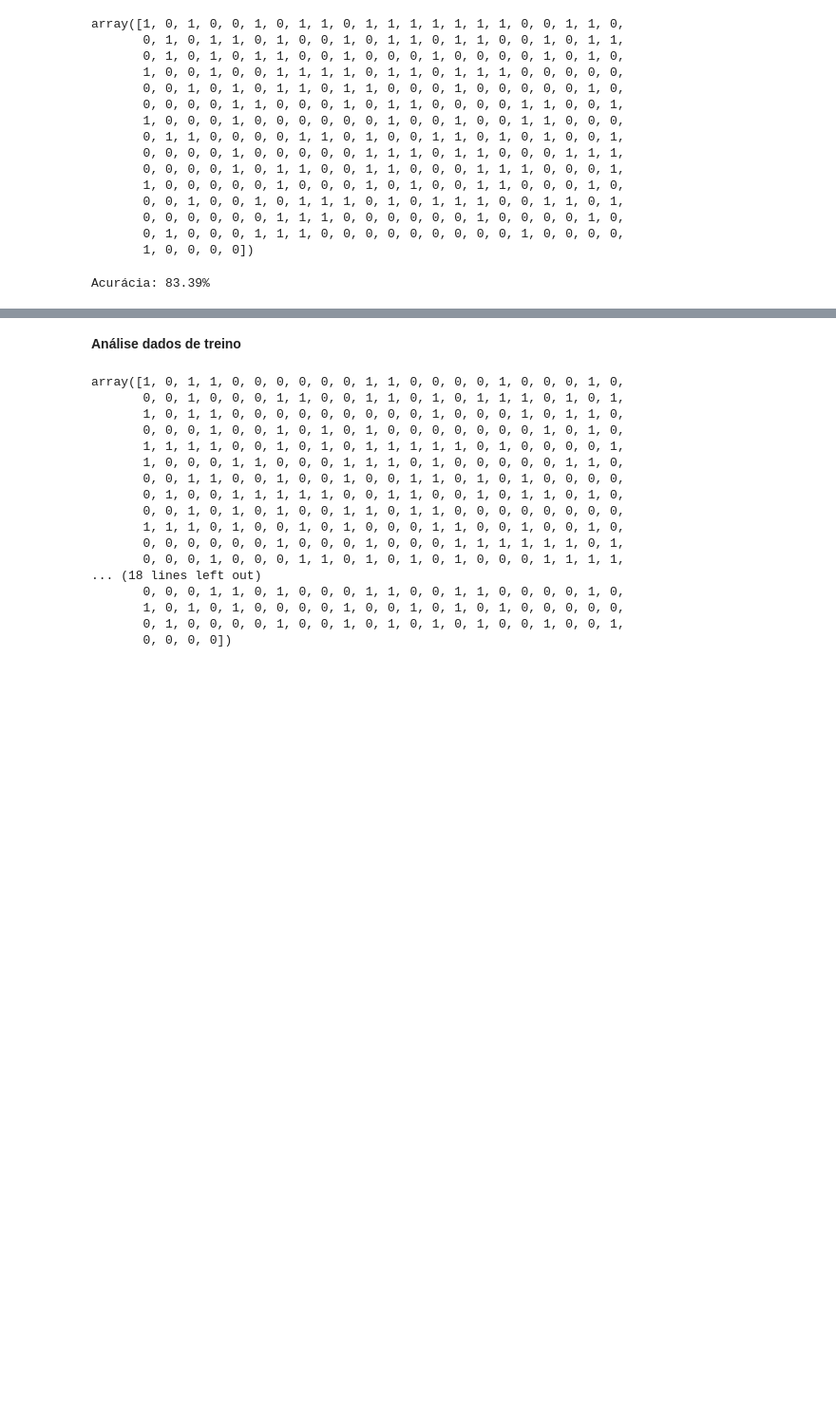
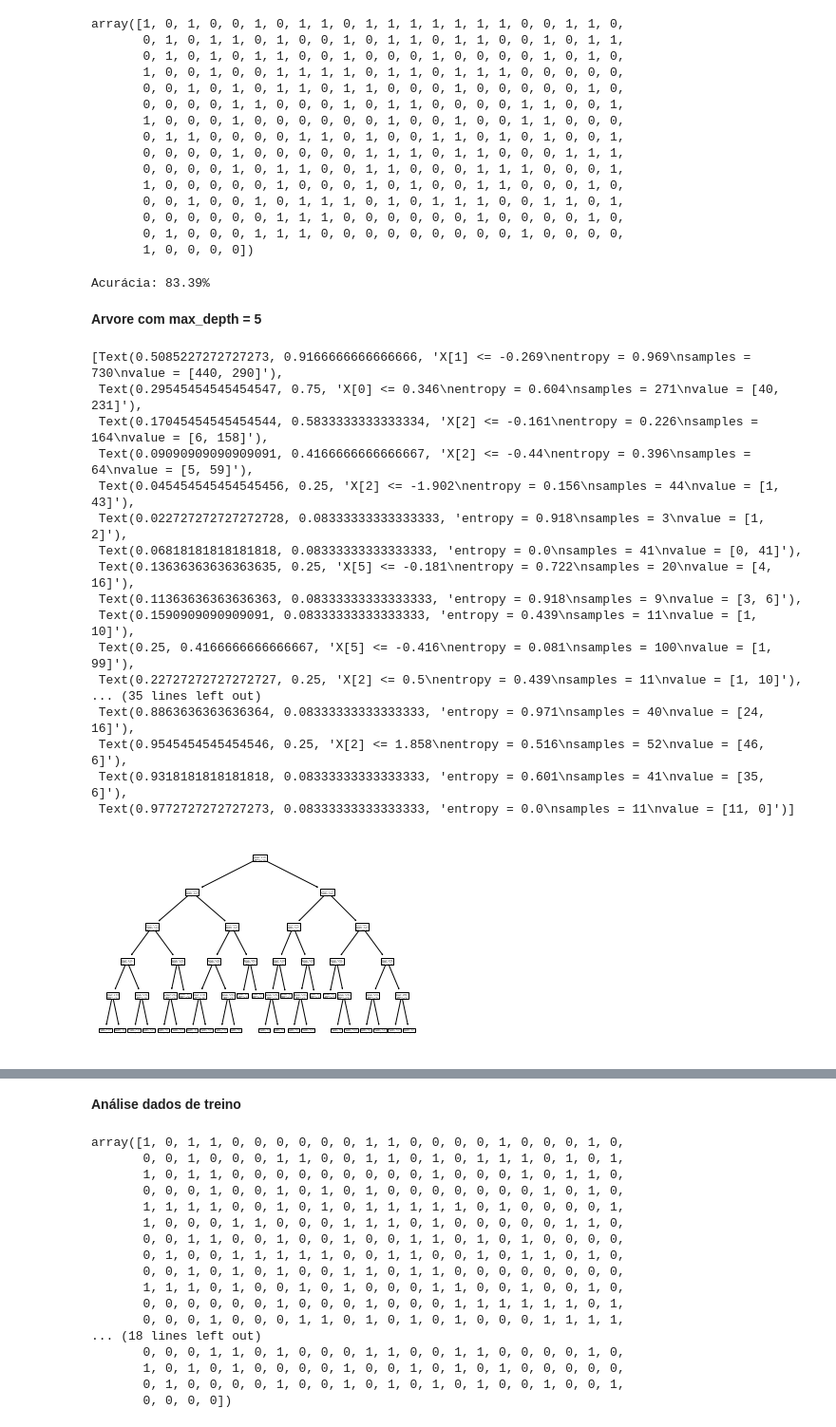
Before and after one commit to gabrieldilay/TitanicAnaliseSupervisionada, a Jupyter notebook: TitanicSupervisionado.ipynb, the cells around one changed output, grey strips where cells are left out. Shown at 95% size. Cells and saved outputs as stored; diff of their text form; code cells hidden in the pictures; blank space fills up the shorter version.

Commit message:
Continuidade decisiontree max_depth

```diff
--- a/TitanicSupervisionado.ipynb
+++ b/TitanicSupervisionado.ipynb
@@ -531,3 +520,30 @@ array([1, 0, 1, 0, 0, 1, 0, 1, 1, 0, 1, 1, 1, 1, 1, 1, 1, 0, 0, 1, 1, 0,
 print("Acurácia: %.2f%%" % (accuracy_score(y_teste, previsoes_arvore) * 100.0))
 # %% [output]
 Acurácia: 83.39%
+# %% [markdown]
+**Arvore com max_depth = 5**
+# %%
+arvore = DecisionTreeClassifier(criterion='entropy', random_state = 0, max_depth=5)
+#arvore = DecisionTreeClassifier(criterion='entropy', random_state = 0)
+_arvore = arvore.fit(x_treino, y_treino)
+# %%
+tree.plot_tree(_arvore)
+# %% [output]
+[Text(0.5085227272727273, 0.9166666666666666, 'X[1] <= -0.269\nentropy = 0.969\nsamples = 730\nvalue = [440, 290]'),
+ Text(0.29545454545454547, 0.75, 'X[0] <= 0.346\nentropy = 0.604\nsamples = 271\nvalue = [40, 231]'),
+ Text(0.17045454545454544, 0.5833333333333334, 'X[2] <= -0.161\nentropy = 0.226\nsamples = 164\nvalue = [6, 158]'),
+ Text(0.09090909090909091, 0.4166666666666667, 'X[2] <= -0.44\nentropy = 0.396\nsamples = 64\nvalue = [5, 59]'),
+ Text(0.045454545454545456, 0.25, 'X[2] <= -1.902\nentropy = 0.156\nsamples = 44\nvalue = [1, 43]'),
+ Text(0.022727272727272728, 0.08333333333333333, 'entropy = 0.918\nsamples = 3\nvalue = [1, 2]'),
+ Text(0.06818181818181818, 0.08333333333333333, 'entropy = 0.0\nsamples = 41\nvalue = [0, 41]'),
+ Text(0.13636363636363635, 0.25, 'X[5] <= -0.181\nentropy = 0.722\nsamples = 20\nvalue = [4, 16]'),
+ Text(0.11363636363636363, 0.08333333333333333, 'entropy = 0.918\nsamples = 9\nvalue = [3, 6]'),
+ Text(0.1590909090909091, 0.08333333333333333, 'entropy = 0.439\nsamples = 11\nvalue = [1, 10]'),
+ Text(0.25, 0.4166666666666667, 'X[5] <= -0.416\nentropy = 0.081\nsamples = 100\nvalue = [1, 99]'),
+ Text(0.22727272727272727, 0.25, 'X[2] <= 0.5\nentropy = 0.439\nsamples = 11\nvalue = [1, 10]'),
+... (35 lines left out)
+ Text(0.8863636363636364, 0.08333333333333333, 'entropy = 0.971\nsamples = 40\nvalue = [24, 16]'),
+ Text(0.9545454545454546, 0.25, 'X[2] <= 1.858\nentropy = 0.516\nsamples = 52\nvalue = [46, 6]'),
+ Text(0.9318181818181818, 0.08333333333333333, 'entropy = 0.601\nsamples = 41\nvalue = [35, 6]'),
+ Text(0.9772727272727273, 0.08333333333333333, 'entropy = 0.0\nsamples = 11\nvalue = [11, 0]')]
+[figure, added]
```
Also changed, not shown: parts of 10 cells of this notebook.
